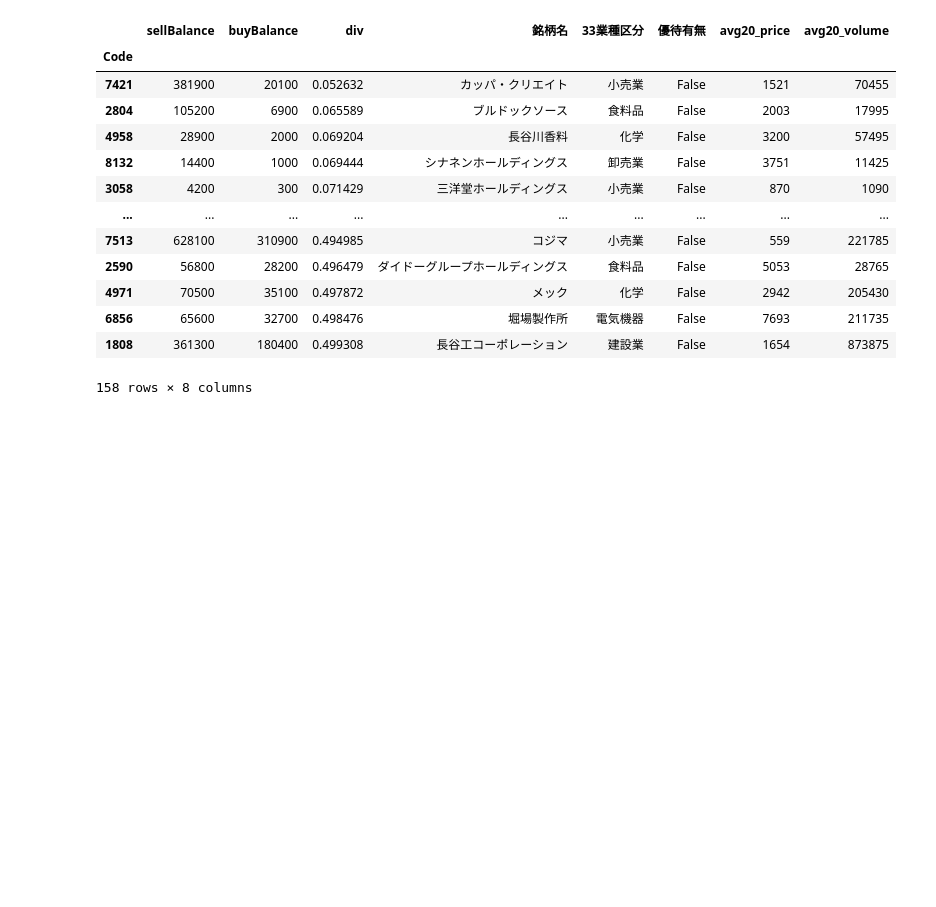
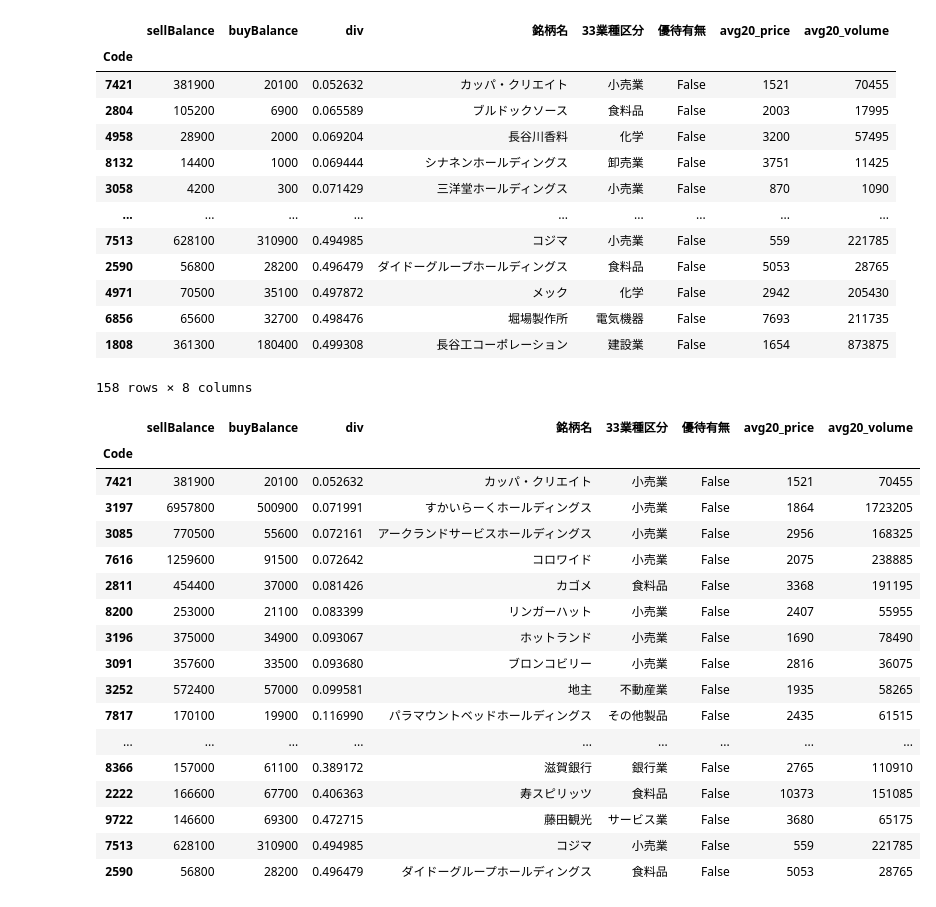
Before and after one commit to satoki252595/kabu-blog, a Jupyter notebook: 踏み上げ銘柄予想.ipynb, the cells around one changed output. Drawn from its saved outputs; the diff is of its cells as text; code cells hidden in the pictures; blank space fills up the shorter version.

```diff
--- a/踏み上げ銘柄予想.ipynb
+++ b/踏み上げ銘柄予想.ipynb
@@ -1,4 +1,6 @@
 # %%
+##5月優待銘柄以外（クロス取引対策）で空売り比率が高めの銘柄を抽出
+
 from method.getCreditBalance import getCreditBalance
 import pandas as pd
 
@@ -6,8 +8,6 @@ df_1, _ = getCreditBalance()
 
 df_1['div'] = df_1['buyBalance']/df_1['sellBalance']
 df_1 = df_1[df_1['div'] < 0.5]
-
-# 信用倍率が1未満・5月優待なしの銘柄一覧
 
 from method.getStockInfo import getStockInfo
 from method.getStocCodes import getStockCodes
@@ -26,10 +26,9 @@ for code in df.index:
     if str(code) in df_yuutai.keys():
         df.at[code,'優待有無']=True
 
-#drop_col = ['sellBalance','buyBalance','日付','コード','市場・商品区分','33業種コード','17業種コード','17業種区分','規模コード','規模区分']
-drop_col = ['日付','コード','市場・商品区分','33業種コード','17業種コード','17業種区分','規模コード','規模区分']
+df = df[df['優待有無']==False]
+drop_col = ['日付','コード','市場・商品区分','33業種コード','17業種コード','17業種区分','規模コード','規模区分','優待有無']
 df = df.drop(drop_col, axis=1)
-df = df[df['優待有無']==False]
 df = df.sort_values(by="div")
 
 from method.getStockInfo import getStockInfo
@@ -78,4 +77,24 @@ df
 158 rows × 8 columns
 # %%
 df = df[df['avg20_price']*df['avg20_volume'] > 100000000]
+df = df[df['sellBalance'] > df['avg20_volume']]
 df
+# %% [output]
+|  | sellBalance | buyBalance | div | 銘柄名 | 33業種区分 | 優待有無 | avg20_price | avg20_volume |
+| Code |  |  |  |  |  |  |  |  |
+| 7421 | 381900 | 20100 | 0.052632 | カッパ・クリエイト | 小売業 | False | 1521 | 70455 |
+| 3197 | 6957800 | 500900 | 0.071991 | すかいらーくホールディングス | 小売業 | False | 1864 | 1723205 |
+| 3085 | 770500 | 55600 | 0.072161 | アークランドサービスホールディングス | 小売業 | False | 2956 | 168325 |
+| 7616 | 1259600 | 91500 | 0.072642 | コロワイド | 小売業 | False | 2075 | 238885 |
+| 2811 | 454400 | 37000 | 0.081426 | カゴメ | 食料品 | False | 3368 | 191195 |
+| 8200 | 253000 | 21100 | 0.083399 | リンガーハット | 小売業 | False | 2407 | 55955 |
+| 3196 | 375000 | 34900 | 0.093067 | ホットランド | 小売業 | False | 1690 | 78490 |
+| 3091 | 357600 | 33500 | 0.093680 | ブロンコビリー | 小売業 | False | 2816 | 36075 |
+| 3252 | 572400 | 57000 | 0.099581 | 地主 | 不動産業 | False | 1935 | 58265 |
+| 7817 | 170100 | 19900 | 0.116990 | パラマウントベッドホールディングス | その他製品 | False | 2435 | 61515 |
+| ... | ... | ... | ... | ... | ... | ... | ... | ... |
+| 8366 | 157000 | 61100 | 0.389172 | 滋賀銀行 | 銀行業 | False | 2765 | 110910 |
+| 2222 | 166600 | 67700 | 0.406363 | 寿スピリッツ | 食料品 | False | 10373 | 151085 |
+| 9722 | 146600 | 69300 | 0.472715 | 藤田観光 | サービス業 | False | 3680 | 65175 |
+| 7513 | 628100 | 310900 | 0.494985 | コジマ | 小売業 | False | 559 | 221785 |
+| 2590 | 56800 | 28200 | 0.496479 | ダイドーグループホールディングス | 食料品 | False | 5053 | 28765 |
```
Also changed, not shown: parts of 2 cells of this notebook, 1 other file.
